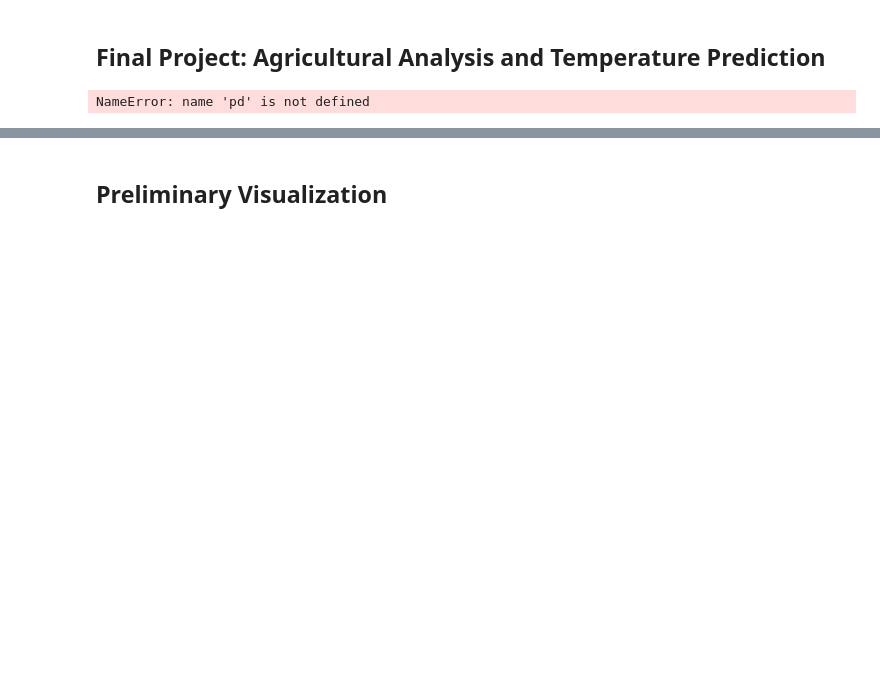
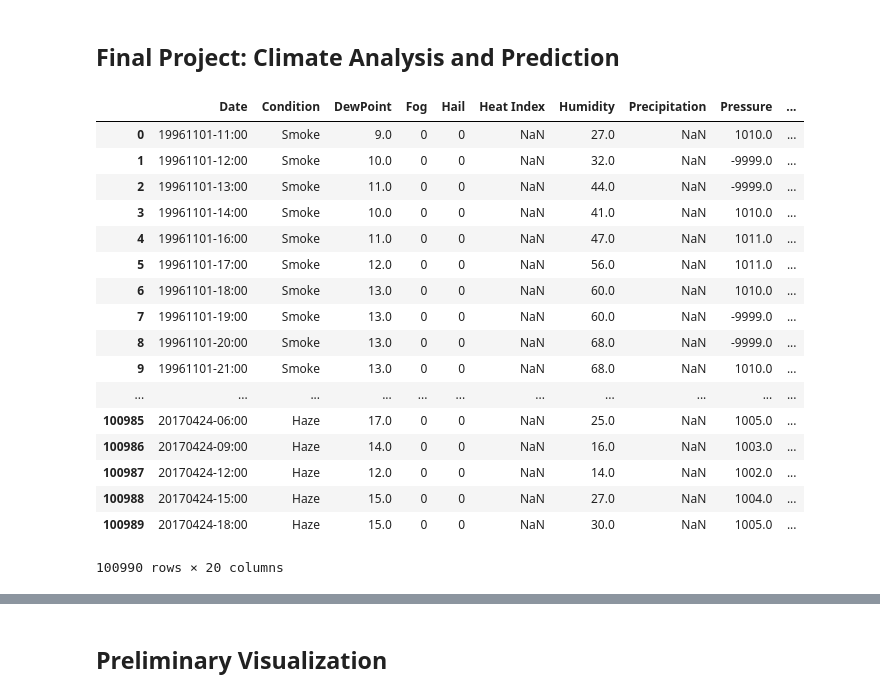
Before and after one commit to rohitkyadv/STAT517, a Jupyter notebook: Final Project.ipynb, the cells around one changed output, grey strips where cells are left out. Drawn from its saved outputs; the diff is of its cells as text; code cells hidden in the pictures; blank space fills up the shorter version.

Commit message:
Final Project Work

```diff
--- a/Final Project.ipynb
+++ b/Final Project.ipynb
@@ -1,5 +1,5 @@
 # %% [markdown]
-## Final Project: Agricultural Analysis and Temperature Prediction
+## Final Project: Climate Analysis and Prediction
 # %%
 import pandas as pd
 import matplotlib.pyplot as plt
@@ -18,7 +21,24 @@ import time
 # %%
 # read file
-originaldata = pd.read_csv("./testset.csv")
+originaldata = pd.read_csv("./DelhiWeather.csv")
 originaldata
 # %% [output]
+|  | Date | Condition | DewPoint | Fog | Hail | Heat Index | Humidity | Precipitation | Pressure | ... |
+| 0 | 19961101-11:00 | Smoke | 9.0 | 0 | 0 | NaN | 27.0 | NaN | 1010.0 | ... |
+| 1 | 19961101-12:00 | Smoke | 10.0 | 0 | 0 | NaN | 32.0 | NaN | -9999.0 | ... |
+| 2 | 19961101-13:00 | Smoke | 11.0 | 0 | 0 | NaN | 44.0 | NaN | -9999.0 | ... |
+| 3 | 19961101-14:00 | Smoke | 10.0 | 0 | 0 | NaN | 41.0 | NaN | 1010.0 | ... |
+| 4 | 19961101-16:00 | Smoke | 11.0 | 0 | 0 | NaN | 47.0 | NaN | 1011.0 | ... |
+| 5 | 19961101-17:00 | Smoke | 12.0 | 0 | 0 | NaN | 56.0 | NaN | 1011.0 | ... |
+| 6 | 19961101-18:00 | Smoke | 13.0 | 0 | 0 | NaN | 60.0 | NaN | 1010.0 | ... |
+| 7 | 19961101-19:00 | Smoke | 13.0 | 0 | 0 | NaN | 60.0 | NaN | -9999.0 | ... |
+| 8 | 19961101-20:00 | Smoke | 13.0 | 0 | 0 | NaN | 68.0 | NaN | -9999.0 | ... |
+| 9 | 19961101-21:00 | Smoke | 13.0 | 0 | 0 | NaN | 68.0 | NaN | 1010.0 | ... |
+| ... | ... | ... | ... | ... | ... | ... | ... | ... | ... | ... |
+| 100985 | 20170424-06:00 | Haze | 17.0 | 0 | 0 | NaN | 25.0 | NaN | 1005.0 | ... |
+| 100986 | 20170424-09:00 | Haze | 14.0 | 0 | 0 | NaN | 16.0 | NaN | 1003.0 | ... |
+| 100987 | 20170424-12:00 | Haze | 12.0 | 0 | 0 | NaN | 14.0 | NaN | 1002.0 | ... |
+| 100988 | 20170424-15:00 | Haze | 15.0 | 0 | 0 | NaN | 27.0 | NaN | 1004.0 | ... |
+| 100989 | 20170424-18:00 | Haze | 15.0 | 0 | 0 | NaN | 30.0 | NaN | 1005.0 | ... |
-NameError: name 'pd' is not defined
+100990 rows × 20 columns
 # %%
```
Also changed, not shown: parts of 16 cells of this notebook, 3 other files.
